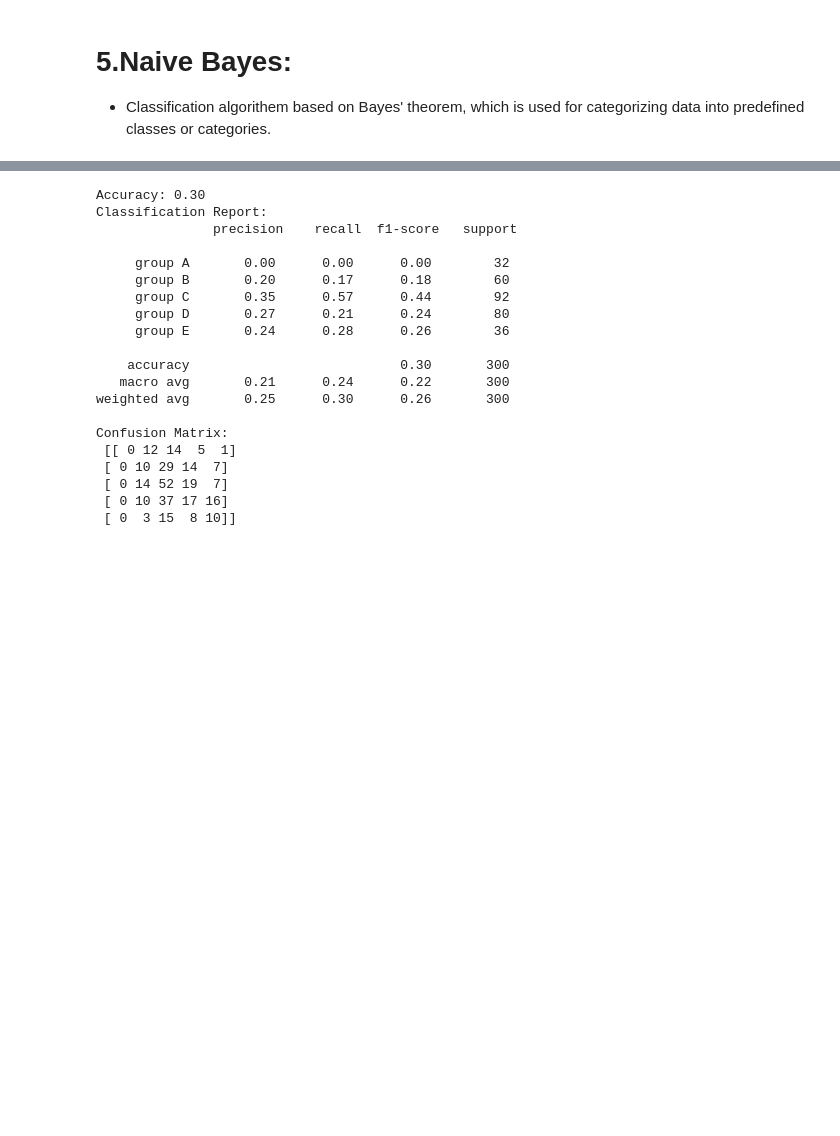
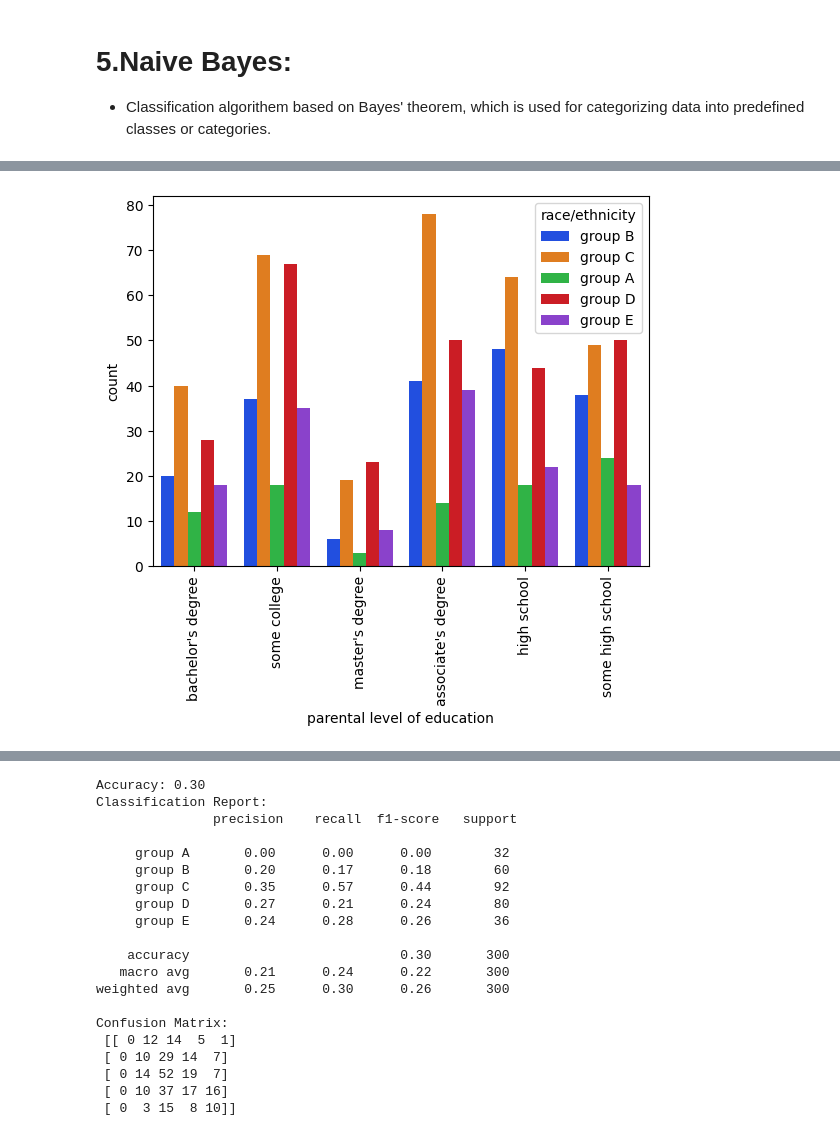
Before and after one commit to MamoonaRiffat/Machine-Learning, a Jupyter notebook: Naive_bayes.ipynb, the cells around one changed output, grey strips where cells are left out. Cells and saved outputs as stored; diff of their text form; code cells hidden in the pictures; blank space fills up the shorter version.

```diff
--- a/Naive_bayes.ipynb
+++ b/Naive_bayes.ipynb
@@ -28,3 +28,9 @@ student_d.sample(10)
+# %%
+#Visualization
+p = sns.countplot(x='parental level of education', data = student_d , hue='race/ethnicity', palette='bright')
+_ = plt.setp(p.get_xticklabels(), rotation=90)
+# %% [output]
+[figure, added]
 # %%
 student_d = student_d.drop(['lunch'],axis=1)
 student_d = student_d.drop(['parental level of education'],axis=1)
```
Also changed, not shown: parts of 2 cells of this notebook.
